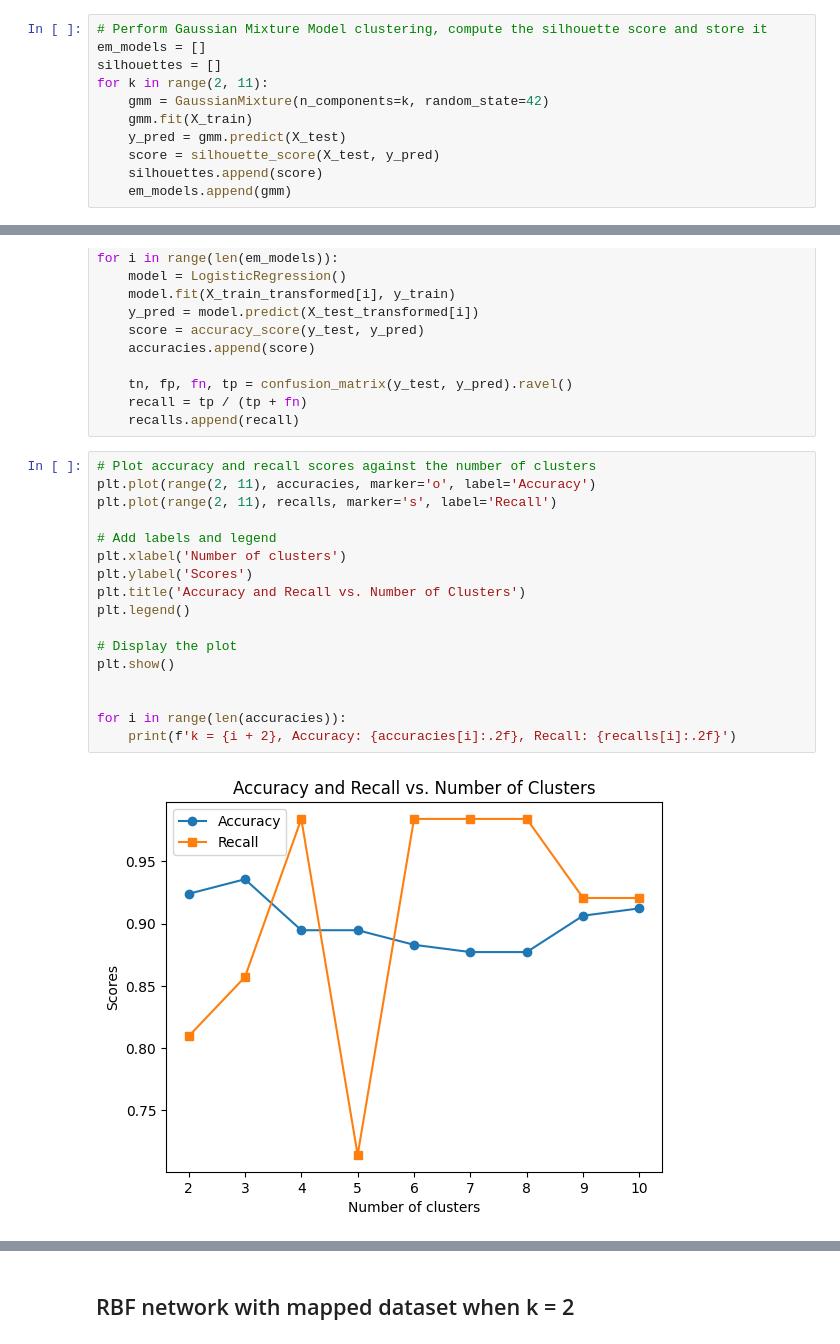
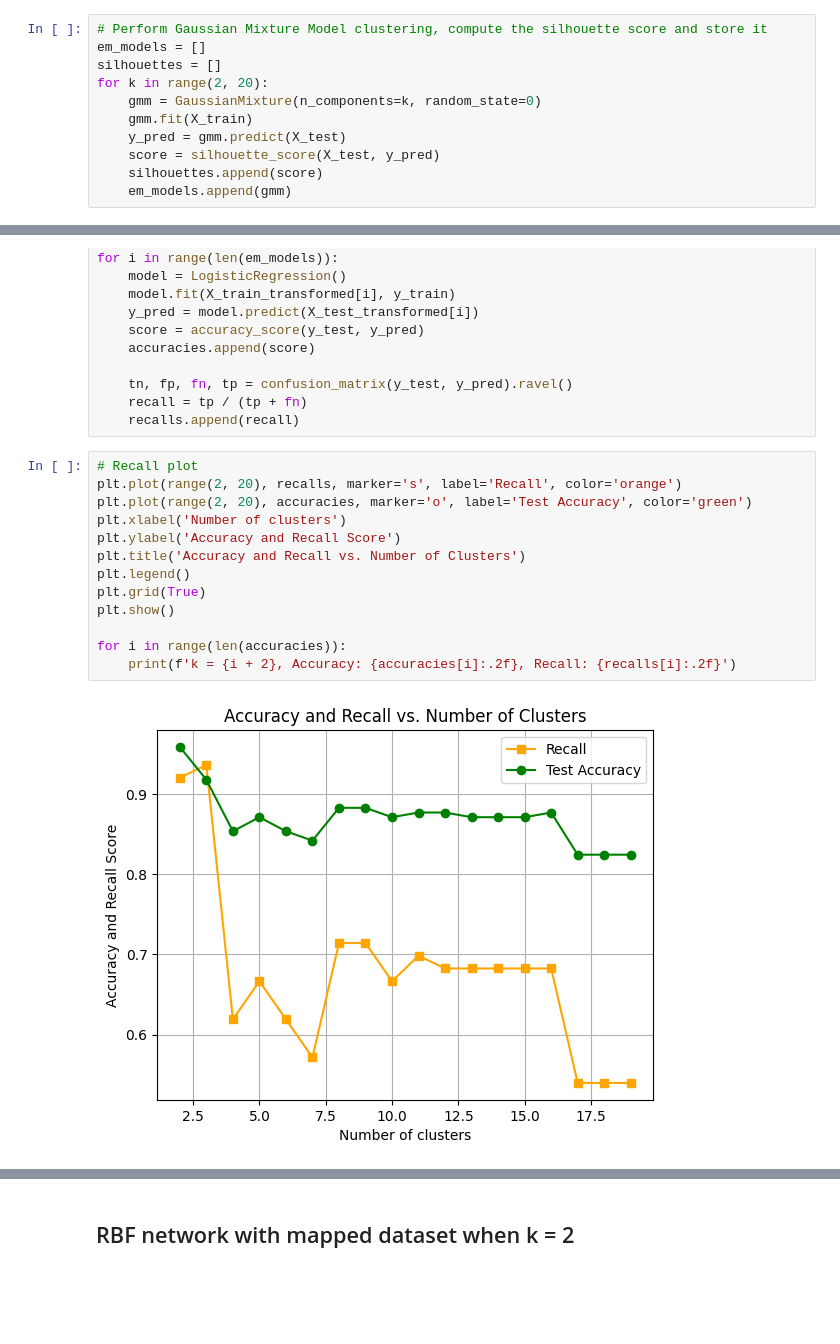
Before and after one commit to guiijose/Machine-Learning, a Jupyter notebook: merit-award/award.ipynb, the cells around one changed output, grey strips where cells are left out. Drawn from its saved outputs; the diff is of its cells as text; blank space fills up the shorter version.

```diff
--- a/merit-award/award.ipynb
+++ b/merit-award/award.ipynb
@@ -72,8 +72,8 @@ Recall: 0.94
 # Perform Gaussian Mixture Model clustering, compute the silhouette score and store it
 em_models = []
 silhouettes = []
-for k in range(2, 11):
-    gmm = GaussianMixture(n_components=k, random_state=42)
+for k in range(2, 20):
+    gmm = GaussianMixture(n_components=k, random_state=0)
     gmm.fit(X_train)
     y_pred = gmm.predict(X_test)
     score = silhouette_score(X_test, y_pred)
@@ -138,21 +147,17 @@ for i in range(len(em_models)):
     recall = tp / (tp + fn)
     recalls.append(recall)
 # %%
-# Plot accuracy and recall scores against the number of clusters
-plt.plot(range(2, 11), accuracies, marker='o', label='Accuracy')
-plt.plot(range(2, 11), recalls, marker='s', label='Recall')
-
-# Add labels and legend
+# Recall plot
+plt.plot(range(2, 20), recalls, marker='s', label='Recall', color='orange')
+plt.plot(range(2, 20), accuracies, marker='o', label='Test Accuracy', color='green')
 plt.xlabel('Number of clusters')
-plt.ylabel('Scores')
+plt.ylabel('Accuracy and Recall Score')
 plt.title('Accuracy and Recall vs. Number of Clusters')
 plt.legend()
-
-# Display the plot
+plt.grid(True)
 plt.show()
-
 
 for i in range(len(accuracies)):
     print(f'k = {i + 2}, Accuracy: {accuracies[i]:.2f}, Recall: {recalls[i]:.2f}')
 # %% [output]
-[figure, old version]
+[figure, new version]
```
Also changed, not shown: parts of 12 cells of this notebook, 4 other files.
